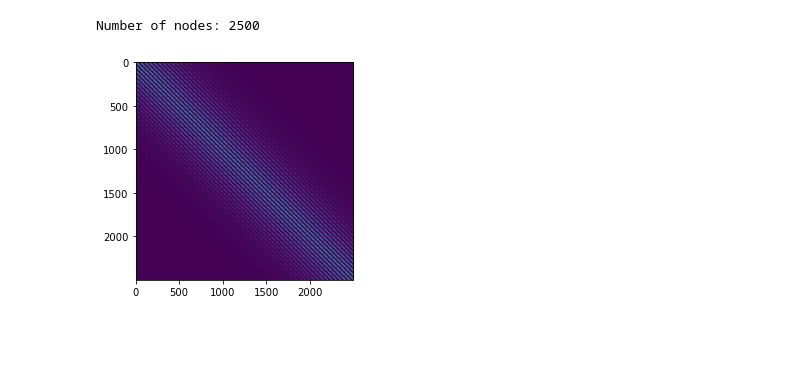
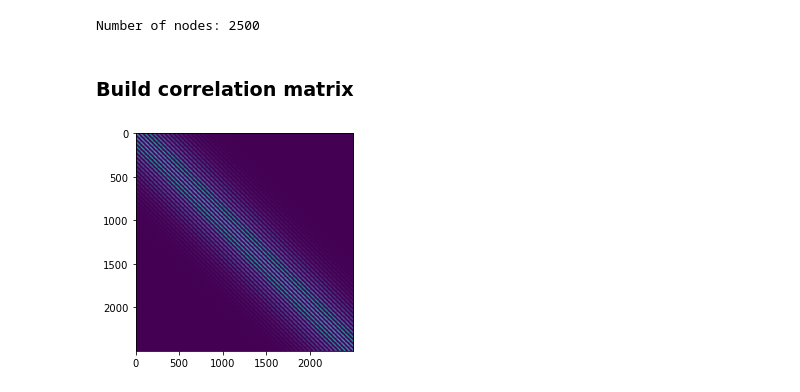
Before and after one commit to mark-hobbs/pyrf, a Jupyter notebook: Random_field_generation.ipynb, the cells around one changed output. Saved outputs shown, nothing was run; the diff lists cells and outputs as text; code cells hidden in the pictures; blank space fills up the shorter version.

```diff
--- a/Random_field_generation.ipynb
+++ b/Random_field_generation.ipynb
@@ -44,13 +19,19 @@ Number of nodes: 2500
 x = build_mesh(5e-3, 50, 50)
 # %% [output]
 Number of nodes: 2500
+# %% [markdown]
+### Build correlation matrix
 # %%
-jcss = JCSS(25, 0.0)
-C = jcss.build_correlation_matrix(x)
-jcss.visualise(C)
+# jcss = JCSS(25, 0.0)
+# C = jcss.build_correlation_matrix(x)
+# jcss.visualise(C)
-# %% [output]
-[figure, removed]
 # %%
 # gc = GaussianCovariance(25)
 # C = gc.build_correlation_matrix(x)
 # gc.visualise(C)
+# %%
+matern = Matern(25, nu=3/2)
+C = matern.build_correlation_matrix(x)
+matern.visualise(C)
+# %% [output]
+[figure, added]
```
Also changed, not shown: parts of 19 cells of this notebook, 4 other files.
